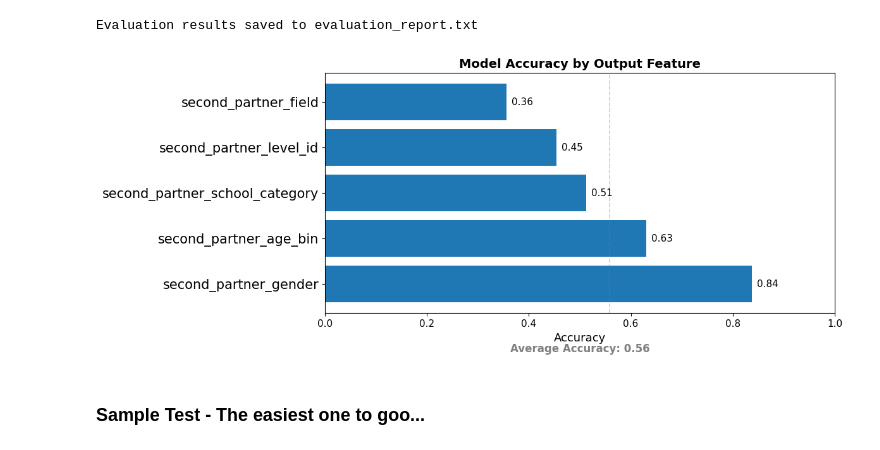
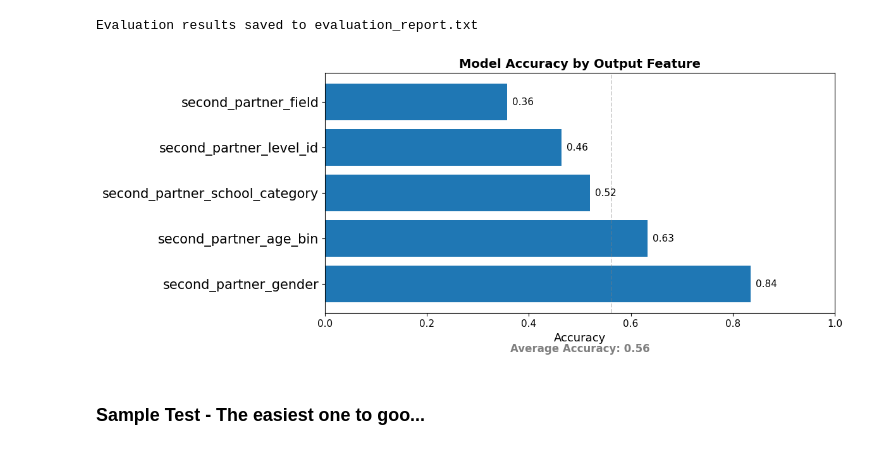
Before and after one commit to YanmiYu/DL-Marriage-Prediction, a Jupyter notebook: src/3_model_dev.ipynb, the cells around one changed output. Cells and saved outputs as stored; diff of their text form; code cells hidden in the pictures.

```diff
--- a/src/3_model_dev.ipynb
+++ b/src/3_model_dev.ipynb
@@ -356,35 +339,35 @@ import matplotlib.pyplot as plt
 output_fields = [
     "second_partner_gender",
     "second_partner_age_bin",
     "second_partner_school_category",
     "second_partner_level_id",
     "second_partner_field"
 ]
-accuracies = [0.8376, 0.6304, 0.5127, 0.4535, 0.3560]
+accuracies = [0.8351, 0.6323, 0.5198, 0.4644, 0.3568]
 avg_accuracy = sum(accuracies) / len(accuracies)
 
 plt.figure(figsize=(12, 5))
 bars = plt.barh(output_fields, accuracies, color='#1f77b4')
 plt.xlabel("Accuracy", fontsize=13)
 plt.title("Model Accuracy by Output Feature", fontsize=14, fontweight='bold')
 plt.xticks(fontsize=11)
 plt.yticks(fontsize=15)
 plt.xlim(0, 1)
 
 for bar, acc in zip(bars, accuracies):
     plt.text(acc + 0.01, bar.get_y() + bar.get_height()/2,
              f"{acc:.2f}", va='center', fontsize=11)
 
 plt.axvline(x=avg_accuracy, color='gray', linestyle='--', linewidth=1.2, alpha=0.4)
 
 plt.text(0.5, -0.15, f"Average Accuracy: {avg_accuracy:.2f}",
          ha='center', va='center', transform=plt.gca().transAxes,
          fontsize=12, fontweight='bold', color='gray')
 
 plt.tight_layout()
 plt.show()
 # %% [output]
-[figure, old version]
+[figure, new version]
 # %% [markdown]
 ### Sample Test - The easiest one to goo...
 # %%
```
Also changed, not shown: parts of 8 cells of this notebook, 3 other files.
